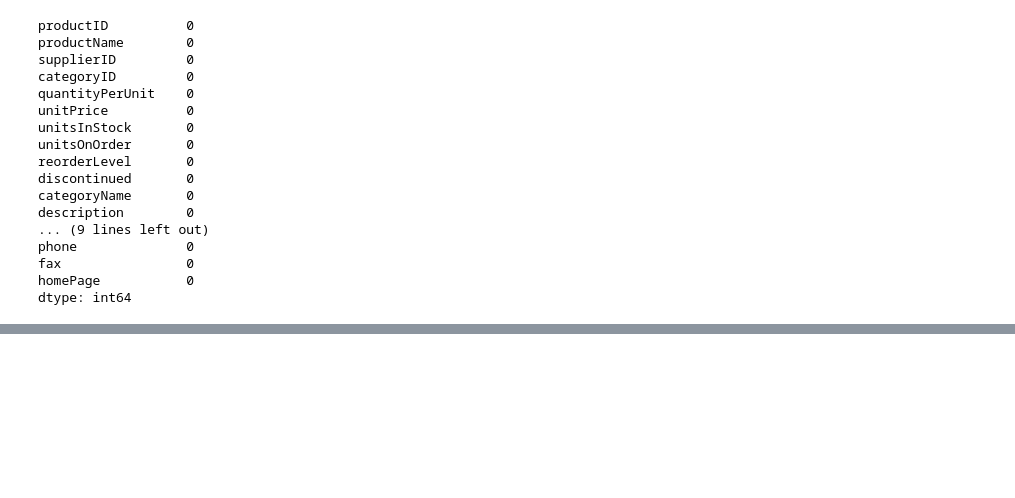
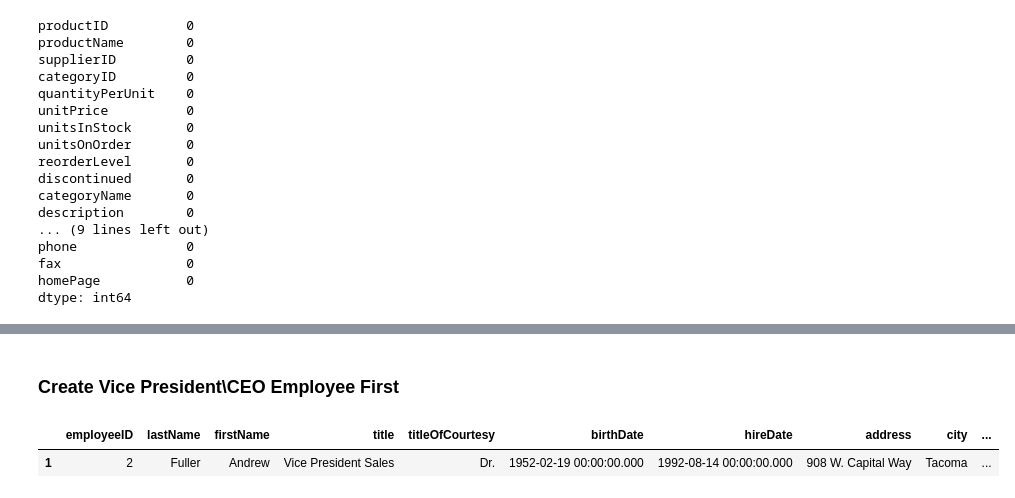
Before and after one commit to vb100/graphrag, a Jupyter notebook: code/ingestion.ipynb, the cells around one changed output, grey strips where cells are left out. Saved outputs shown, nothing was run; the diff lists cells and outputs as text; code cells hidden in the pictures; blank space fills up the shorter version.

```diff
--- a/code/ingestion.ipynb
+++ b/code/ingestion.ipynb
@@ -143,0 +373,7 @@ dtype: int64
+# %% [markdown]
+<h3>Create Vice President\CEO Employee First</h3>
+# %%
+employee_df[employee_df["title"] == "Vice President Sales"]
+# %% [output]
+|  | employeeID | lastName | firstName | title | titleOfCourtesy | birthDate | hireDate | address | city | ... |
+| 1 | 2 | Fuller | Andrew | Vice President Sales | Dr. | 1952-02-19 00:00:00.000 | 1992-08-14 00:00:00.000 | 908 W. Capital Way | Tacoma | ... |
```
Also changed, not shown: parts of 28 cells of this notebook.
